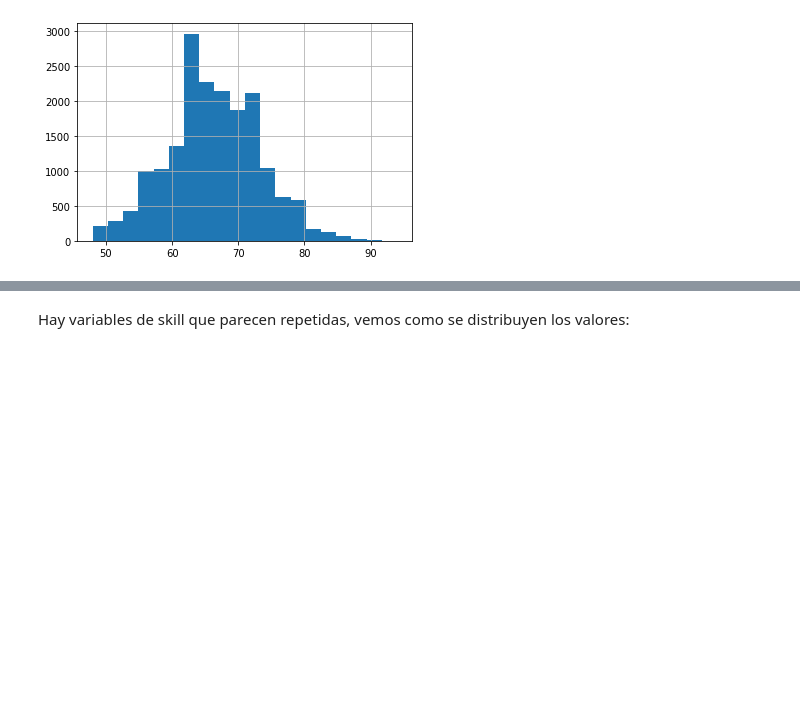
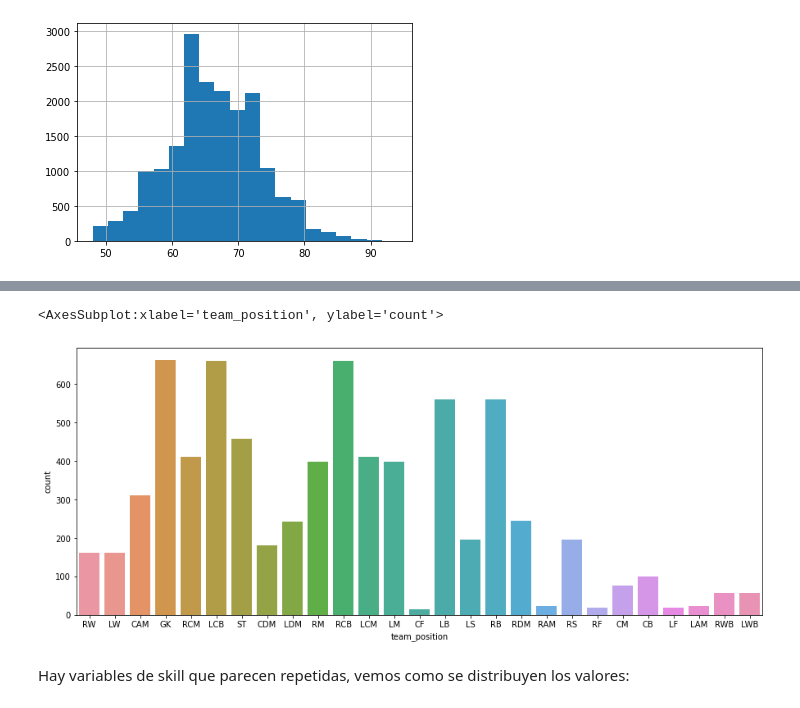
Before and after one commit to aruderman/labApNoSup, a Jupyter notebook: practico.ipynb, the cells around one changed output, grey strips where cells are left out. Drawn from its saved outputs; the diff is of its cells as text; code cells hidden in the pictures; blank space fills up the shorter version.

```diff
--- a/practico.ipynb
+++ b/practico.ipynb
@@ -63,3 +76,9 @@ df.overall.hist(bins = 20)
+# %%
+plt.figure(figsize=(15,6))
+sns.countplot(df.team_position)
+# %% [output]
+<AxesSubplot:xlabel='team_position', ylabel='count'>
+[figure, added]
 # %%
 skill_columns = ['pace', 'shooting', 'passing', 'dribbling',
  'defending', 'physic', 'attacking_crossing',
```
Also changed, not shown: parts of 16 cells of this notebook.
